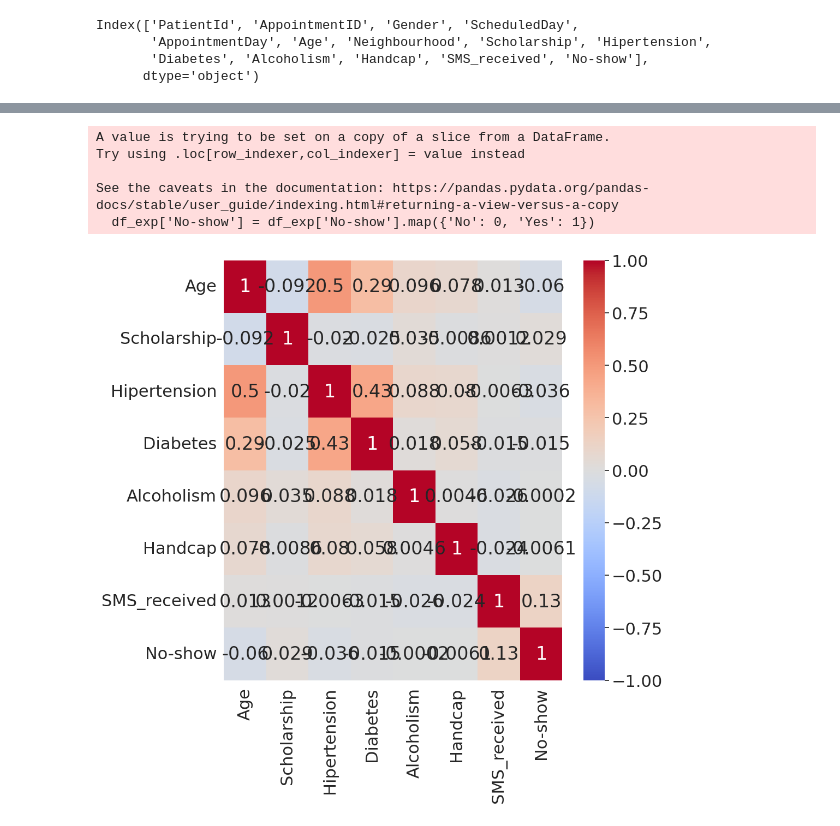
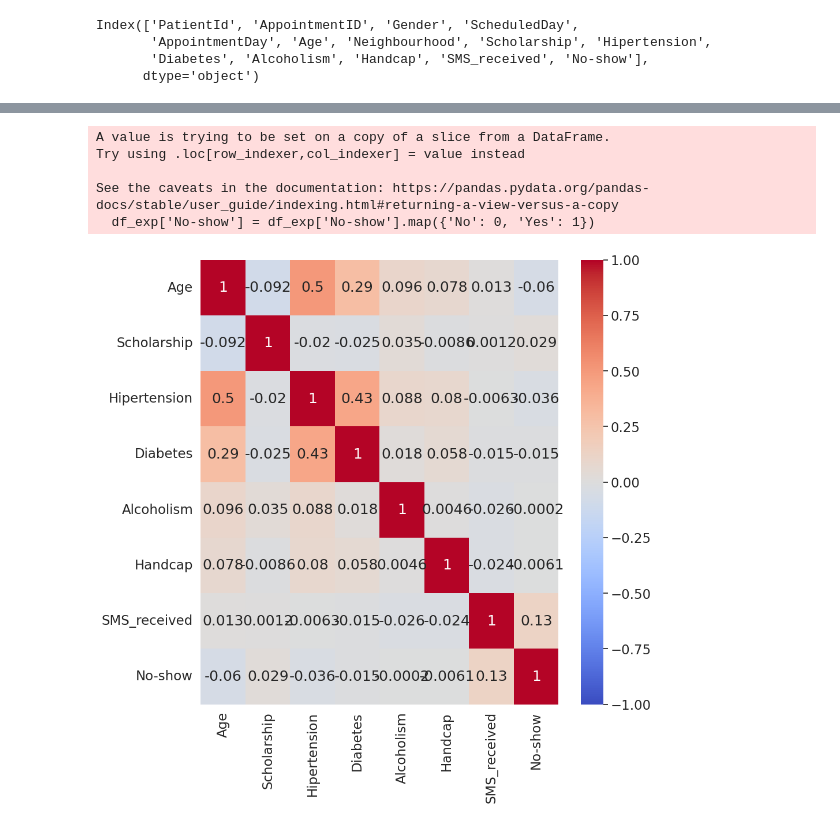
Before and after one commit to pedrofonsecapadilha/BeTechByBraskem, a Jupyter notebook: 07-MachineLearningII/ProjetoOrientado/ProjetoOrientado.ipynb, the cells around one changed output, grey strips where cells are left out. Drawn from its saved outputs; the diff is of its cells as text; code cells hidden in the pictures.

```diff
--- a/07-MachineLearningII/ProjetoOrientado/ProjetoOrientado.ipynb
+++ b/07-MachineLearningII/ProjetoOrientado/ProjetoOrientado.ipynb
@@ -210,22 +234,22 @@ df_exp.head()
 # %%
 # Convert 'No-show' to binary values (0 for 'No' and 1 for 'Yes')
 df_exp['No-show'] = df_exp['No-show'].map({'No': 0, 'Yes': 1})
 
 # List of columns for correlation calculation, including 'No-show'
 columns_for_correlation = ['Age', 'Scholarship', 'Hipertension', 'Diabetes', 'Alcoholism', 'Handcap', 'SMS_received', 'No-show']
 
 # Calculate the correlation matrix
 correlation_matrix = df_exp[columns_for_correlation].corr()
 
 # Create the heatmap
 plt.figure(figsize=(10, 10))
 sns.heatmap(correlation_matrix, annot=True, vmin=-1, vmax=1, cmap='coolwarm')
-sns.set(font_scale=2)
+sns.set(font_scale=1.5)
 plt.show()
 # %% [output]
 A value is trying to be set on a copy of a slice from a DataFrame.
 Try using .loc[row_indexer,col_indexer] = value instead
 
 See the caveats in the documentation: https://pandas.pydata.org/pandas-docs/stable/user_guide/indexing.html#returning-a-view-versus-a-copy
   df_exp['No-show'] = df_exp['No-show'].map({'No': 0, 'Yes': 1})
-[figure, old version]
+[figure, new version]
```
Also changed, not shown: parts of 43 cells of this notebook.
